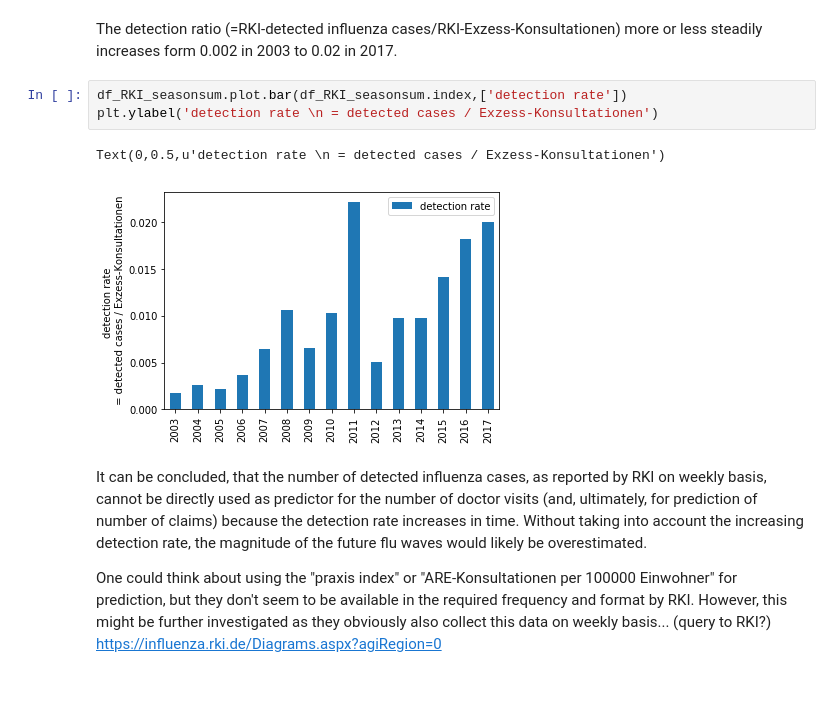
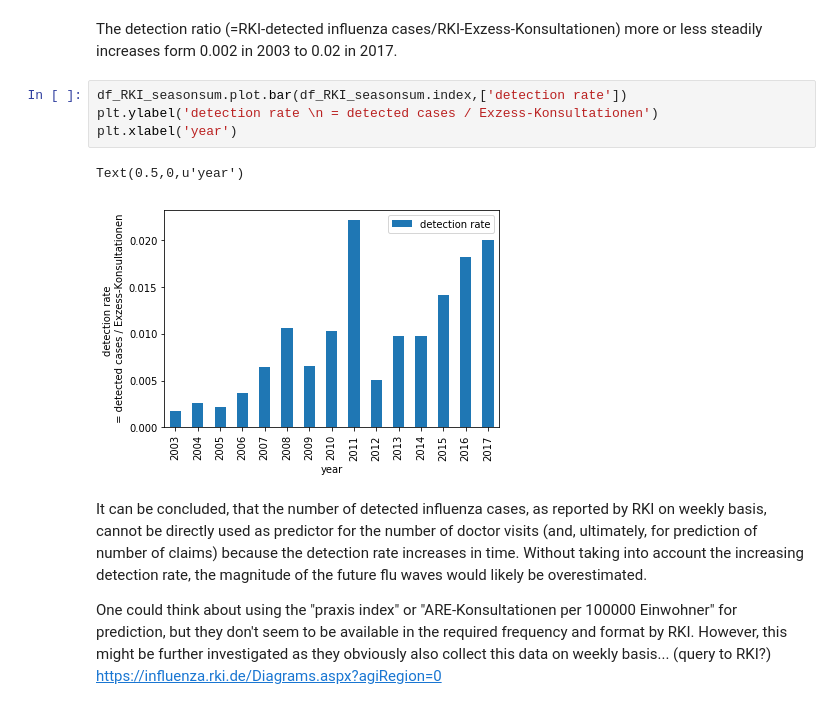
Before and after one commit to kilian-zwirglmaier/Capstone-FluWavePrediction, a Jupyter notebook: DataAnalysis.ipynb, the cells around one changed output. Drawn from its saved outputs; the diff is of its cells as text.

```diff
--- a/DataAnalysis.ipynb
+++ b/DataAnalysis.ipynb
@@ -252,9 +254,10 @@ The detection ratio (=RKI-detected influenza cases/RKI-Exzess-Konsultationen) mo
 # %%
 df_RKI_seasonsum.plot.bar(df_RKI_seasonsum.index,['detection rate'])
 plt.ylabel('detection rate \n = detected cases / Exzess-Konsultationen')
+plt.xlabel('year')
 # %% [output]
-Text(0,0.5,u'detection rate \n = detected cases / Exzess-Konsultationen')
+Text(0.5,0,u'year')
-[figure, old version]
+[figure, new version]
 # %% [markdown]
 It can be concluded, that the number of detected influenza cases, as reported by RKI on weekly basis, cannot be directly used as predictor for the number of doctor visits (and, ultimately, for prediction of number of claims) because the detection rate increases in time. Without taking into account the increasing detection rate, the magnitude of the future flu waves would likely be overestimated.
 
```
Also changed, not shown: parts of 13 cells of this notebook.
